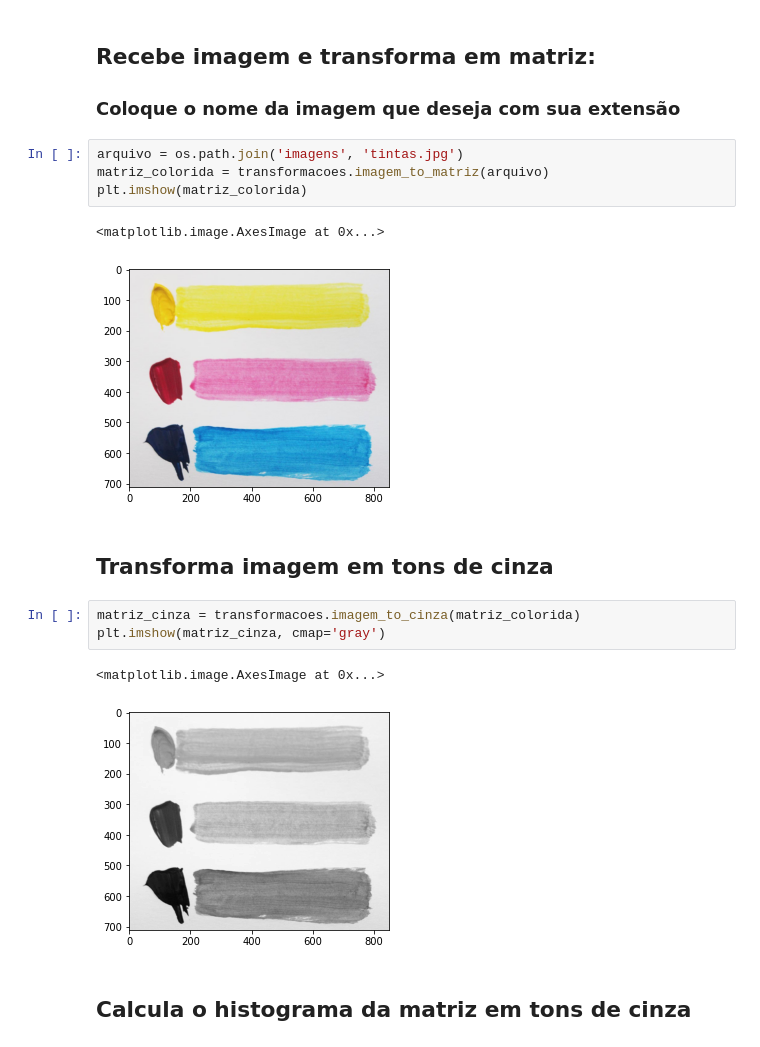
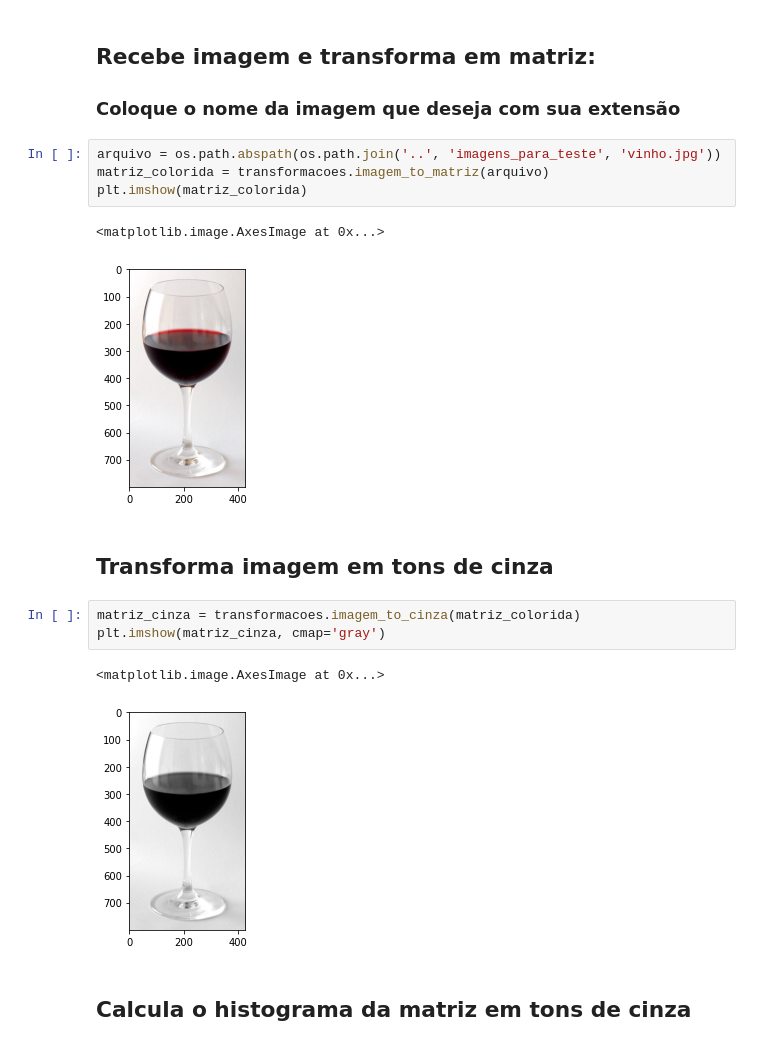
Before and after one commit to gtrindadem/limiarizacao-de-imagem, a Jupyter notebook: src/limiarizacao.ipynb, the cells around one changed output. Saved outputs shown, nothing was run; the diff lists cells and outputs as text.

```diff
--- a/src/limiarizacao.ipynb
+++ b/src/limiarizacao.ipynb
@@ -9,12 +9,12 @@ import utils.transformacoes as transformacoes
 ## Recebe imagem e transforma em matriz:
 ### Coloque o nome da imagem que deseja com sua extensão
 # %%
-arquivo = os.path.join('imagens', 'tintas.jpg')
+arquivo = os.path.abspath(os.path.join('..', 'imagens_para_teste', 'vinho.jpg'))
 matriz_colorida = transformacoes.imagem_to_matriz(arquivo)
 plt.imshow(matriz_colorida)
 # %% [output]
 <matplotlib.image.AxesImage at 0x...>
-[figure, old version]
+[figure, new version]
 # %% [markdown]
 ## Transforma imagem em tons de cinza
 # %%
@@ -22,7 +22,7 @@ matriz_cinza = transformacoes.imagem_to_cinza(matriz_colorida)
 plt.imshow(matriz_cinza, cmap='gray')
 # %% [output]
 <matplotlib.image.AxesImage at 0x...>
-[figure, old version]
+[figure, new version]
 # %% [markdown]
 ## Calcula o histograma da matriz em tons de cinza
 # %%
```
Also changed, not shown: parts of 3 cells of this notebook, 13 other files.
